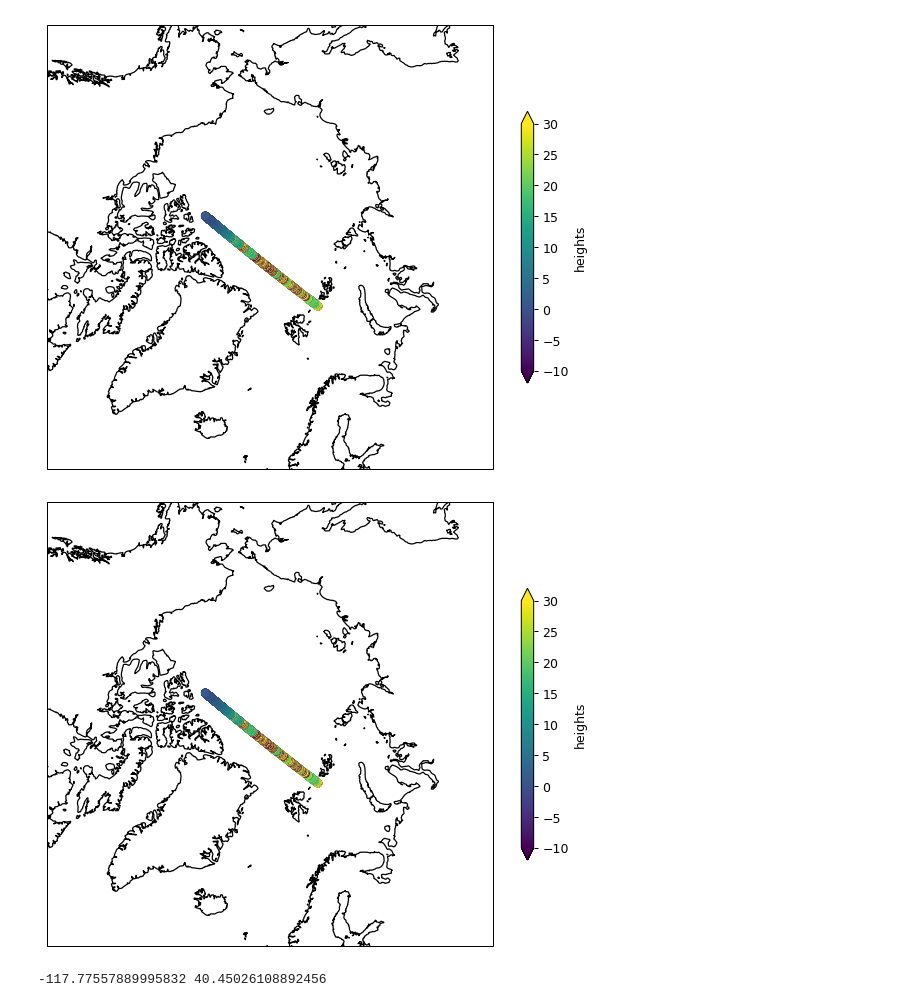
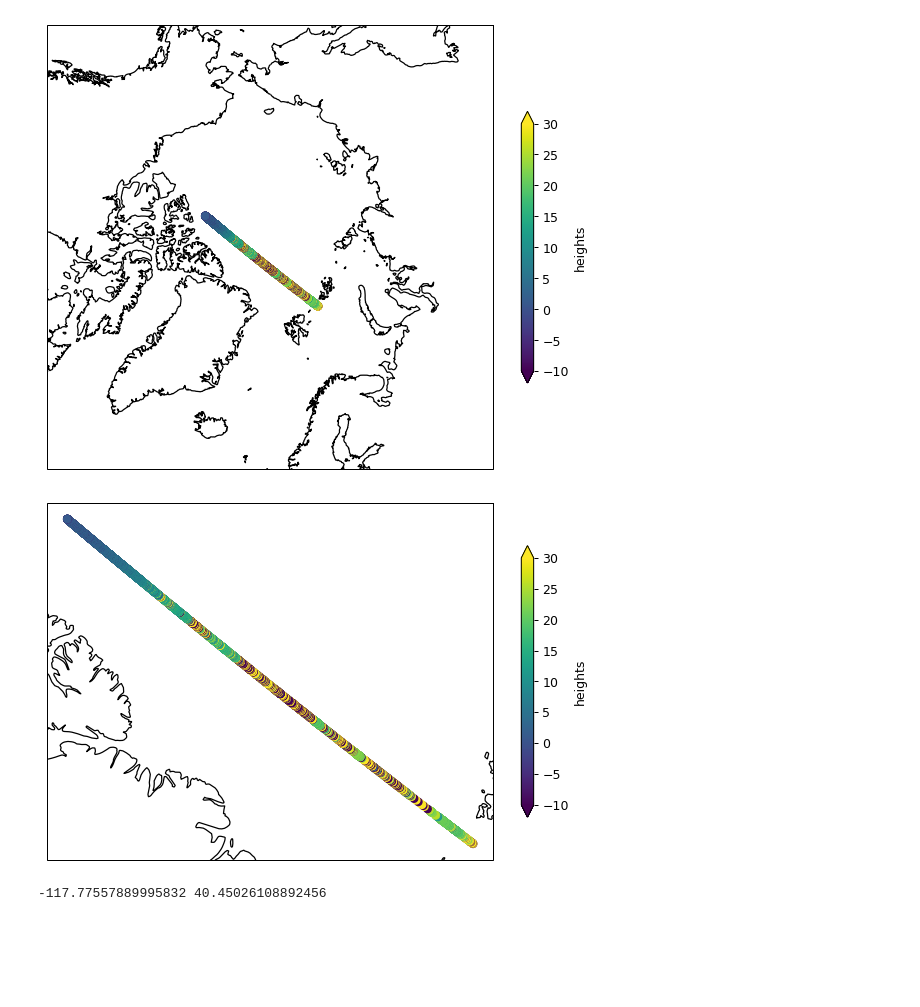
Before and after one commit to ICESAT-2HackWeek/leading_to_phytoplankton, a Jupyter notebook: notebooks/rominas_sandbox.ipynb, the cells around one changed output. Cells and saved outputs as stored; diff of their text form; code cells hidden in the pictures; blank space fills up the shorter version.

```diff
--- a/notebooks/rominas_sandbox.ipynb
+++ b/notebooks/rominas_sandbox.ipynb
@@ -73,26 +73,26 @@ df = rd.getATL03(is2_f,beam)
 # %%
 var= 'heights' #choose which variable we want to plot
 
 ## we will want to set colorbar parameters based on the chosen variable
 vmin=-10
 vmax=30
 ticks=np.arange(-20,100,5)
 
 # need to choose an appropriate projection
 # proj = ccrs.PlateCarree(central_longitude=0)
 proj = ccrs.NorthPolarStereo(central_longitude=0.0, true_scale_latitude=None, globe=None)
 # proj = ccrs.SouthPolarStereo(central_longitude=0.0, true_scale_latitude=None, globe=None)
 
 # cartopy - need to make figure and set projection first before adding data
 plt.figure(figsize=(8,8), dpi= 90)
 ax = plt.axes(projection=proj) # choose polar sterographic for projection
 ax.coastlines(resolution='50m', color='black', linewidth=1)
-ax.set_extent([-180, 180, 60, 90], ccrs.PlateCarree())
+# ax.set_extent([-180, 180, 60, 90], ccrs.PlateCarree())
 plt.scatter(df['lons'][::1000], df['lats'][::1000],c=df[var][::1000], cmap='viridis', \
             vmin=vmin,vmax=vmax,transform=ccrs.PlateCarree())
 plt.colorbar(label=var, shrink=0.5, ticks=ticks,extend='both');
 # %% [output]
-[figure, old version]
+[figure, new version]
 # %%
 min_lon = min(df['lons'])
 max_lon = max(df['lons'])
```
